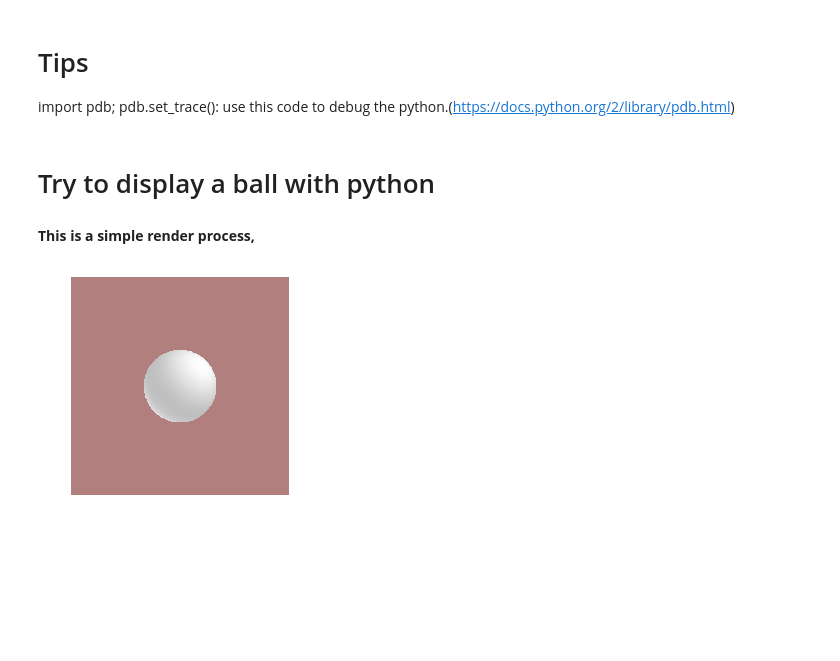
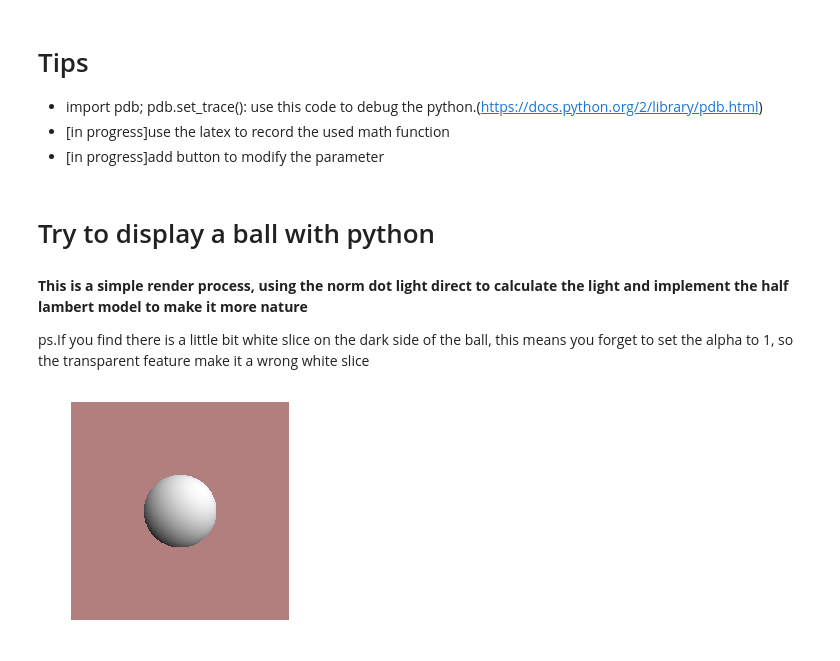
Before and after one commit to amnesiaice/JupyterGit, a Jupyter notebook: Playground.ipynb, the cells around one changed output. Drawn from its saved outputs; the diff is of its cells as text; code cells hidden in the pictures; blank space fills up the shorter version.

```diff
--- a/Playground.ipynb
+++ b/Playground.ipynb
@@ -1,10 +1,14 @@
 # %% [markdown]
 # Tips
-import pdb; pdb.set_trace(): use this code to debug the python.(https://docs.python.org/2/library/pdb.html)
+* import pdb; pdb.set_trace(): use this code to debug the python.(https://docs.python.org/2/library/pdb.html)
+* [in progress]use the latex to record the used math function
+* [in progress]add button to modify the parameter
 # %% [markdown]
 # Try to display a ball with python
-# %% [markdown]
-**This is a simple render process,**
+# %% [markdown]
+**This is a simple render process, using the norm dot light direct to calculate the light and implement the half lambert model to make it more nature**
+
+ps.If you find there is a little bit white slice on the dark side of the ball, this means you forget to set the alpha to 1, so the transparent feature make it a wrong white slice
 # %%
 %matplotlib inline
 import matplotlib.pyplot as plt
@@ -18,19 +36,23 @@ def get_color(x,y):
 # %%
+#const def
 img = mpimg.imread('testImage.png')
 lightDirect=(-1,1,1)
 #lightDirect=(0,0,1)
 r=100
 out=0
 originColor=[1,1,1,1]
+
+#render process
 for i in range(0,599):
     for j in range(0,599):
         if np.square(i-300)+np.square(j-300)<=np.square(100):
             #calculate ball color
             img[i][j]=np.multiply(originColor,get_color(i-300,j-300))
         else:
             #background color
             img[i][j]=[0.7,0.5,0.5,1]
+        img[i][j][3]=1
 plt.axis('off')
 imgplot = plt.imshow(img)
 # %% [output]
-[figure, old version]
+[figure, new version]
```
Also changed, not shown: parts of 3 cells of this notebook.
